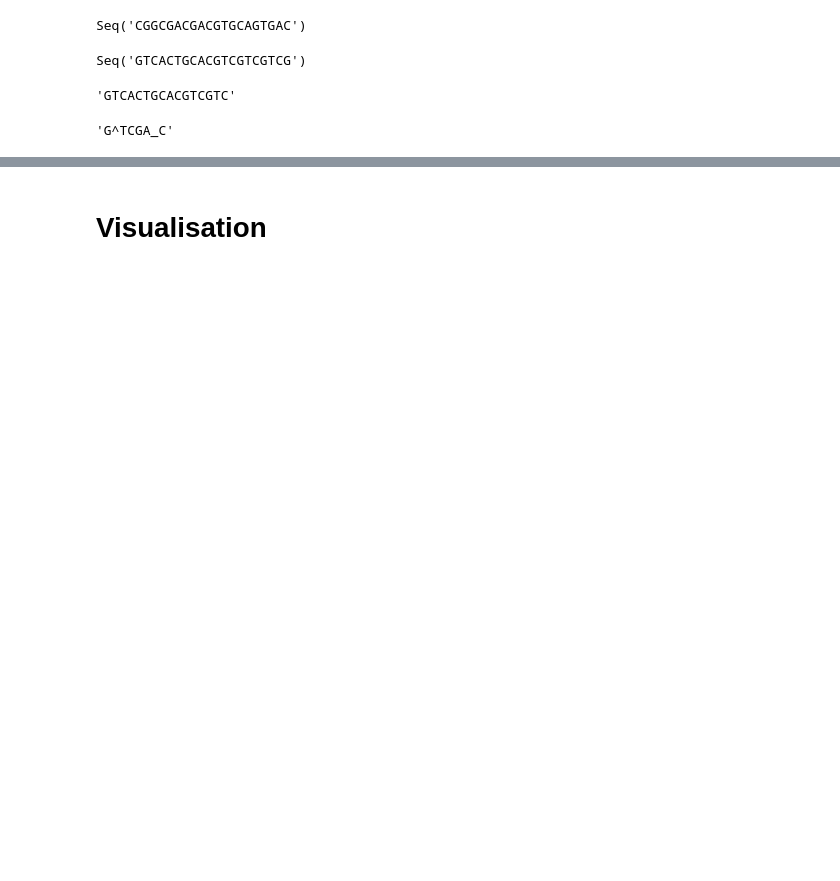
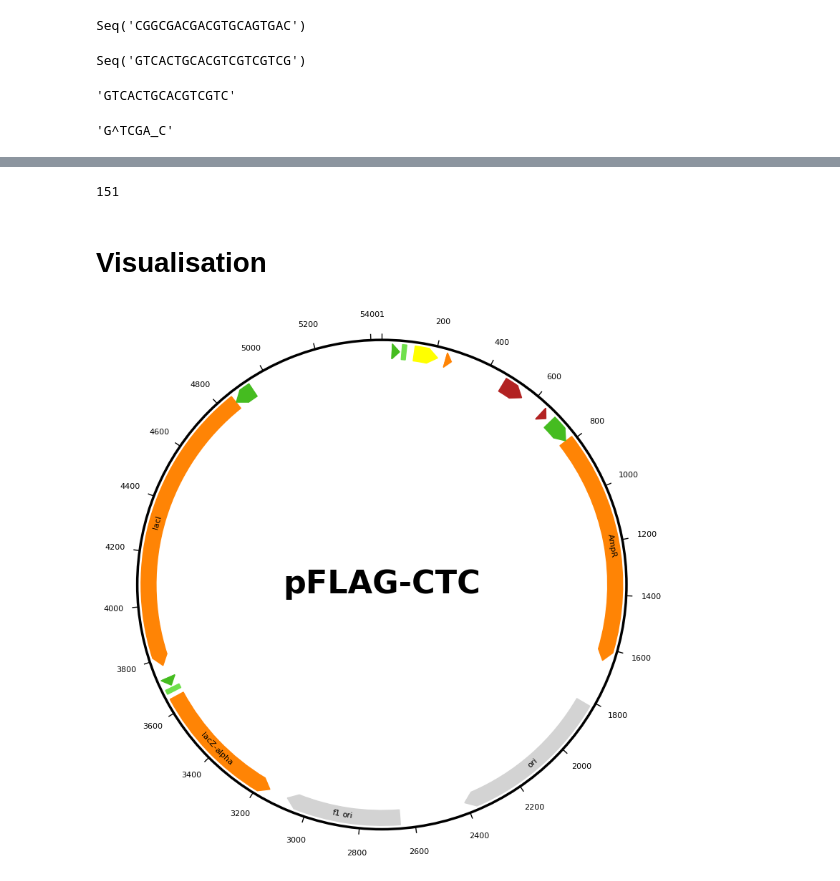
Before and after one commit to NBoyeva/pFLAG-CTC, a Jupyter notebook: final.ipynb, the cells around one changed output, grey strips where cells are left out. Cells and saved outputs as stored; diff of their text form; code cells hidden in the pictures; blank space fills up the shorter version.

Commit message:
start working on visualisation

```diff
--- a/final.ipynb
+++ b/final.ipynb
@@ -271,2 +249,6 @@ df[
+# %%
+get_site_end_coord(option.enzyme3, seq)
+# %% [output]
+151
 # %% [markdown]
 # Visualisation
@@ -272,0 +302,50 @@ df[
+# %%
+gb_file = gb.GenBankFile.read("/home/nadzeya/Downloads/pFLAG-CTC_modified.gbk")
+annotation = gb.get_annotation(
+    gb_file,
+    include_only=[
+        "promoter",
+        "terminator",
+        "protein_bind",
+        #"RBS",
+        "CDS",
+        "rep_origin",
+        #"primer_bind",
+        "insertion"
+    ],
+)
+# %%
+def custom_feature_formatter(feature):
+    # AddGene stores the feature label in the '\label' qualifier
+    label = feature.qual.get("label")
+    if feature.key == "promoter":
+        return True, biotite.colors["dimgreen"], "black", label
+    elif feature.key == "terminator":
+        return True, "firebrick", "black", label
+    elif feature.key == "protein_bind":
+        return False, biotite.colors["lightgreen"], "black", label
+    elif feature.key == "RBS":
+        return False, biotite.colors["brightorange"], "black", label
+    elif feature.key == "CDS":
+        return True, biotite.colors["orange"], "black", label
+    elif feature.key == "rep_origin":
+        return True, "lightgray", "black", label
+    elif feature.key == "primer_bind":
+        return True, "blue", "black", label
+    elif feature.key == "insertion":
+        return True, "yellow", "black", label
+
+
+fig = plt.figure(figsize=(8.0, 8.0))
+ax = fig.add_subplot(111, projection="polar")
+graphics.plot_plasmid_map(
+    ax,
+    annotation,
+    plasmid_size=len(seq) + len(insertion),
+    label="pFLAG-CTC",
+    feature_formatter=custom_feature_formatter,
+)
+fig.tight_layout()
+plt.show()
+# %% [output]
+[figure, added]
```
Also changed, not shown: parts of 14 cells of this notebook.
